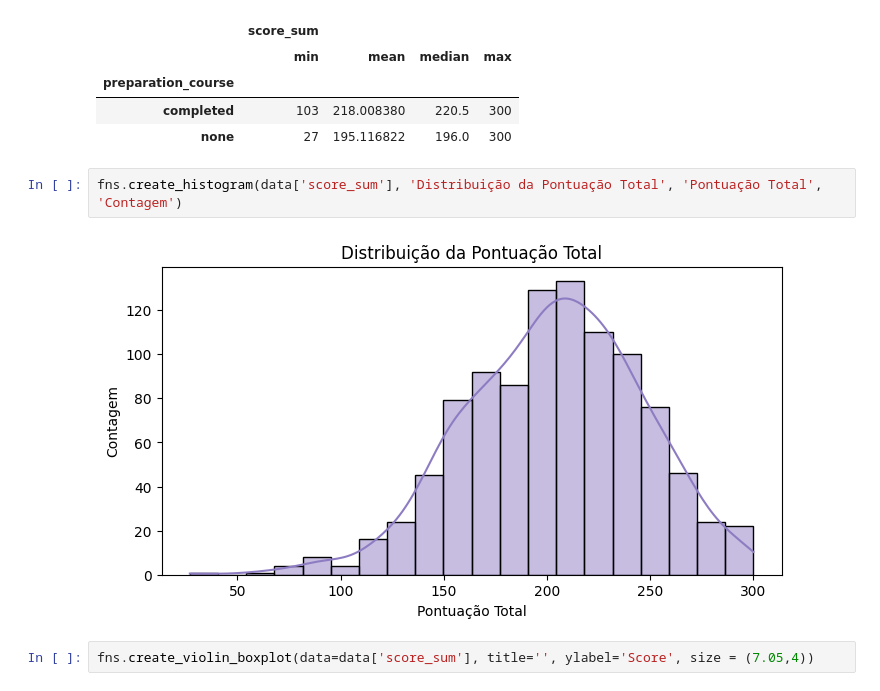
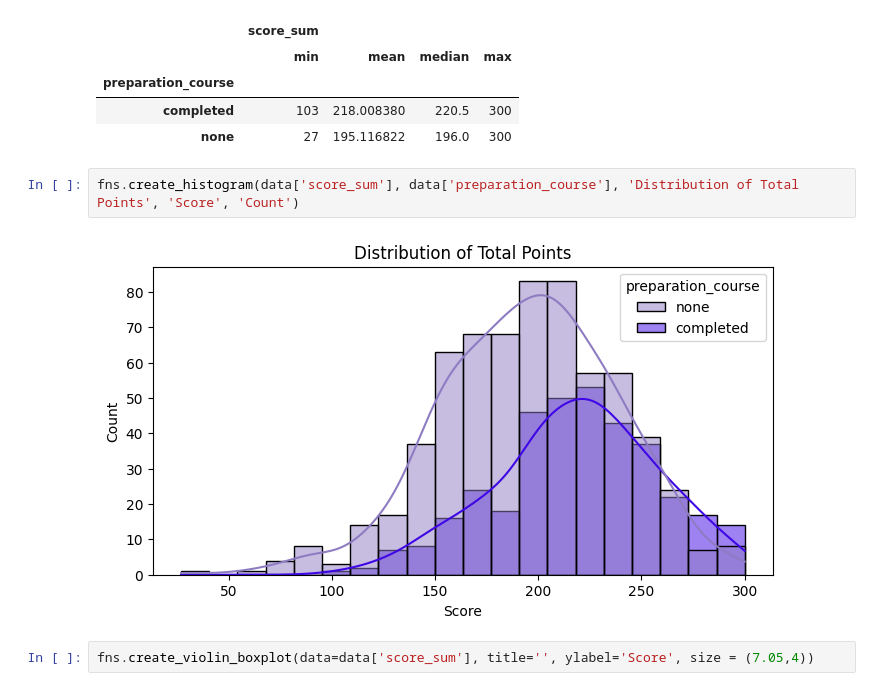
Before and after one commit to tainahguerras/Estatistica-ADA-Santander, a Jupyter notebook: projeto_estatistico.ipynb, the cells around one changed output. Drawn from its saved outputs; the diff is of its cells as text.

Commit message:
add: histogram.palette

```diff
--- a/projeto_estatistico.ipynb
+++ b/projeto_estatistico.ipynb
@@ -135,10 +135,10 @@ data.groupby('preparation_course')[['score_sum']].agg(['min', 'mean', 'median',
 | preparation_course |  |  |  |  |
 | completed | 103 | 218.008380 | 220.5 | 300 |
 | none | 27 | 195.116822 | 196.0 | 300 |
-# %%
-fns.create_histogram(data['score_sum'], 'Distribuição da Pontuação Total', 'Pontuação Total', 'Contagem')
-# %% [output]
-[figure, removed]
+# %%
+fns.create_histogram(data['score_sum'], data['preparation_course'], 'Distribution of Total Points', 'Score', 'Count')
+# %% [output]
+[figure, added]
 # %%
 fns.create_violin_boxplot(data=data['score_sum'], title='', ylabel='Score', size = (7.05,4))
 # %% [output]
```
Also changed, not shown: parts of 1 cell of this notebook, 1 other file.
